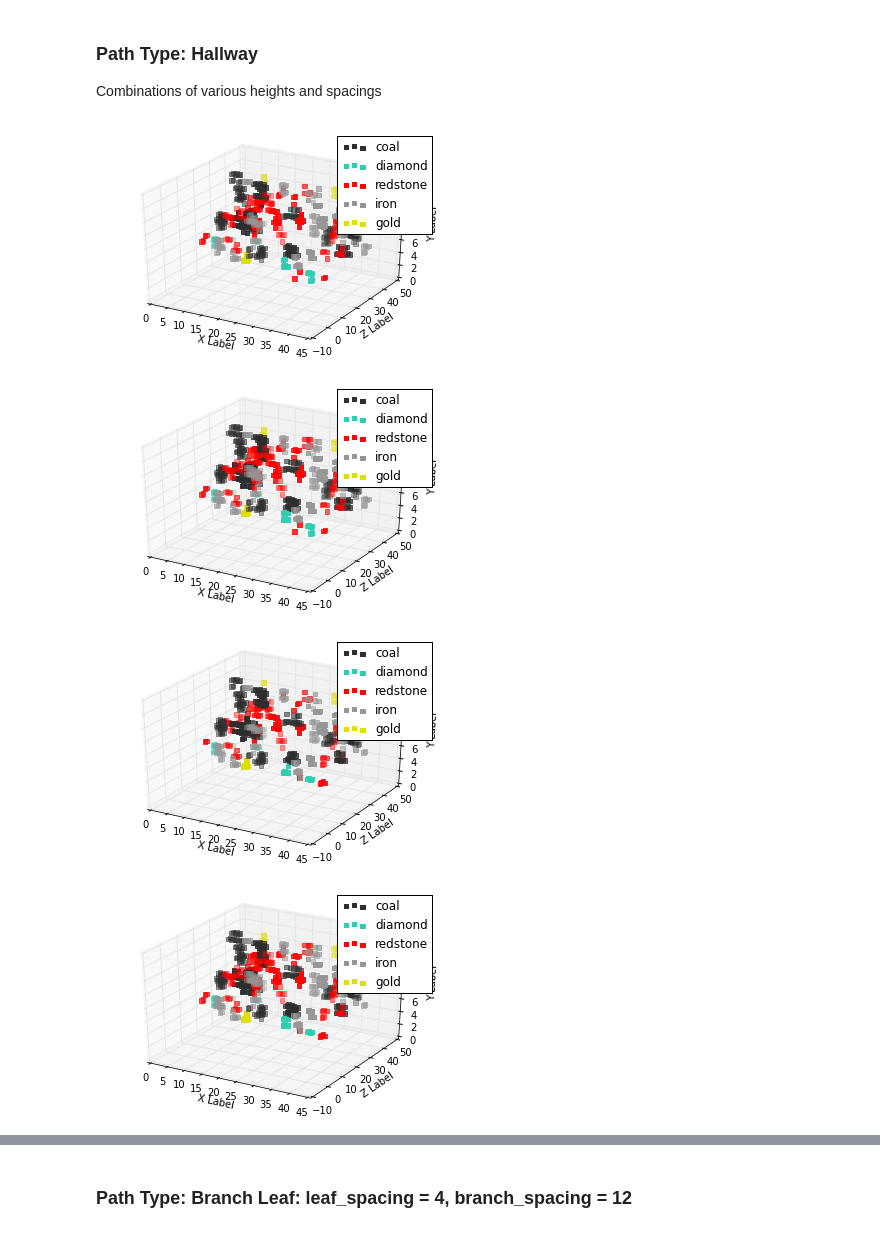
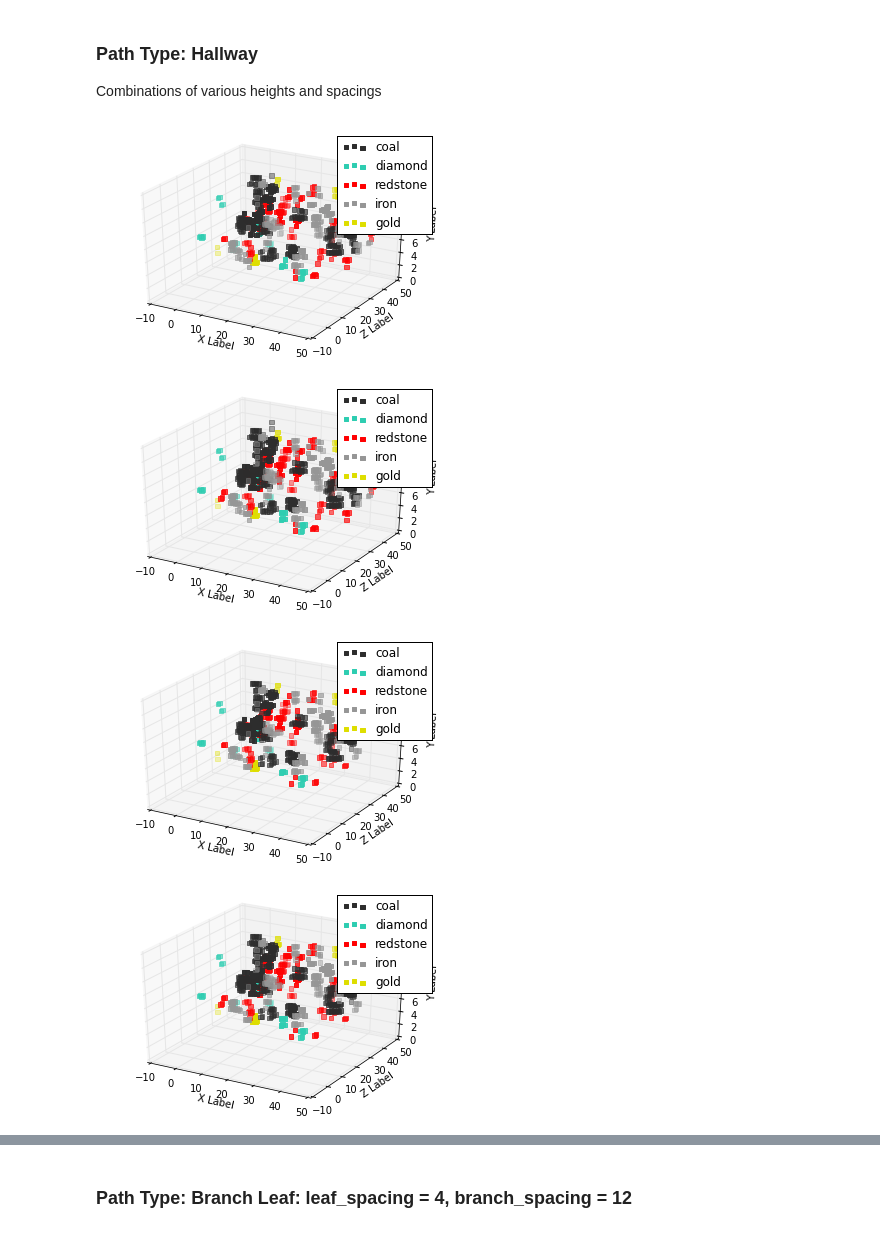
Before and after one commit to Ryanglambert/mining_comparison, a Jupyter notebook: Minepath Evaluation with Cross-Validation.ipynb, the cells around one changed output, grey strips where cells are left out. Drawn from its saved outputs; the diff is of its cells as text; code cells hidden in the pictures.

Commit message:
working out which data to use for stats

```diff
--- a/Minepath Evaluation with Cross-Validation.ipynb
+++ b/Minepath Evaluation with Cross-Validation.ipynb
@@ -29,8 +29,8 @@ def mine_hallway_variations(hallway_spacing,
     ### mine path must fit in 48 x 48 space
     hallway = []
     for y_pattern in xrange(6, max_y_height, y_layer_spacing):
-        for x in xrange(6, 42, hallway_spacing):
-            for z in xrange(2, 48):
+        for x in xrange(1, 46, hallway_spacing):
+            for z in xrange(1, 47):
                 for y in range(y_pattern, y_pattern + hallway_height):
                     hallway.append((x,z,y))
 
@@ -93,9 +93,10 @@ def mine_hallway_variations(hallway_spacing,
 
     temp_ores = pd.DataFrame(
         blocks.values(),
-        [[i[0] for i in blocks.keys()],
-        [i[1] for i in blocks.keys()],
-        [i[2] for i in blocks.keys()],
+        [
+            [i[0] for i in blocks.keys()],
+            [i[1] for i in blocks.keys()],
+            [i[2] for i in blocks.keys()],
         ],
         columns=ore_columns)
 
@@ -111,34 +112,49 @@ def mine_hallway_variations(hallway_spacing,
     )
 #     temp = pd.concat([temp_ores, temp_pathway], join='outer', axis=1)
 #     return temp
     return temp_ores, temp_pathway
 
 
 
 # df = pd.DataFrame()
+df_sample_size = pd.DataFrame()
 df_ores = pd.DataFrame()
 df_paths = pd.DataFrame()
 for y_layer_spacing in [3, 4]:
     for hallway_spacing in [2, 3]:
         for hallway_height in [2, 3]:
             temp_ores, temp_pathway = mine_hallway_variations(
                 hallway_spacing=hallway_spacing,
                 hallway_height=hallway_height,
                 max_y_height=16,
                 y_layer_spacing=y_layer_spacing
                 )
+            sample_size_coordinates = pd.Series(
+                {
+                'x_sample_size':hallway_spacing * 4,
+                'z_sample_size':hallway_spacing * 4,
+                'y_sampe_size':y_layer_spacing
+                },
+                name='%r, %r, %r' % (
+                    hallway_spacing,
+                    hallway_height,
+                    y_layer_spacing
+                )
+            )
 
 
 #             df = pd.concat([df, temp], join='outer', axis=1)
             df_ores = pd.concat([df_ores, temp_ores], join='outer', axis=1)
             df_paths = pd.concat([df_paths, temp_pathway], join='outer', axis=1)
+            df_sample_size = df_sample_size.append(sample_size_coordinates)
 df_ores = df_ores.sortlevel(2).sortlevel(1).sortlevel(0)
 df_paths = df_paths.sortlevel(2).sortlevel(1).sortlevel(0)
+#df_sample_size = df_sample_size.sortlevel(2).sortlevel(1).sortlevel(0)
 # df = df.sortlevel(2).sortlevel(1).sortlevel(0)
 # df_ores = df.iloc[:, 0::2]
 # df_paths = df.iloc[:,1::2]
 # %% [output]
-[figure, old version]
+[figure, new version]
-[figure, old version]
+[figure, new version]
-[figure, old version]
+[figure, new version]
-[figure, old version]
+[figure, new version]
```
Also changed, not shown: parts of 24 cells of this notebook.
